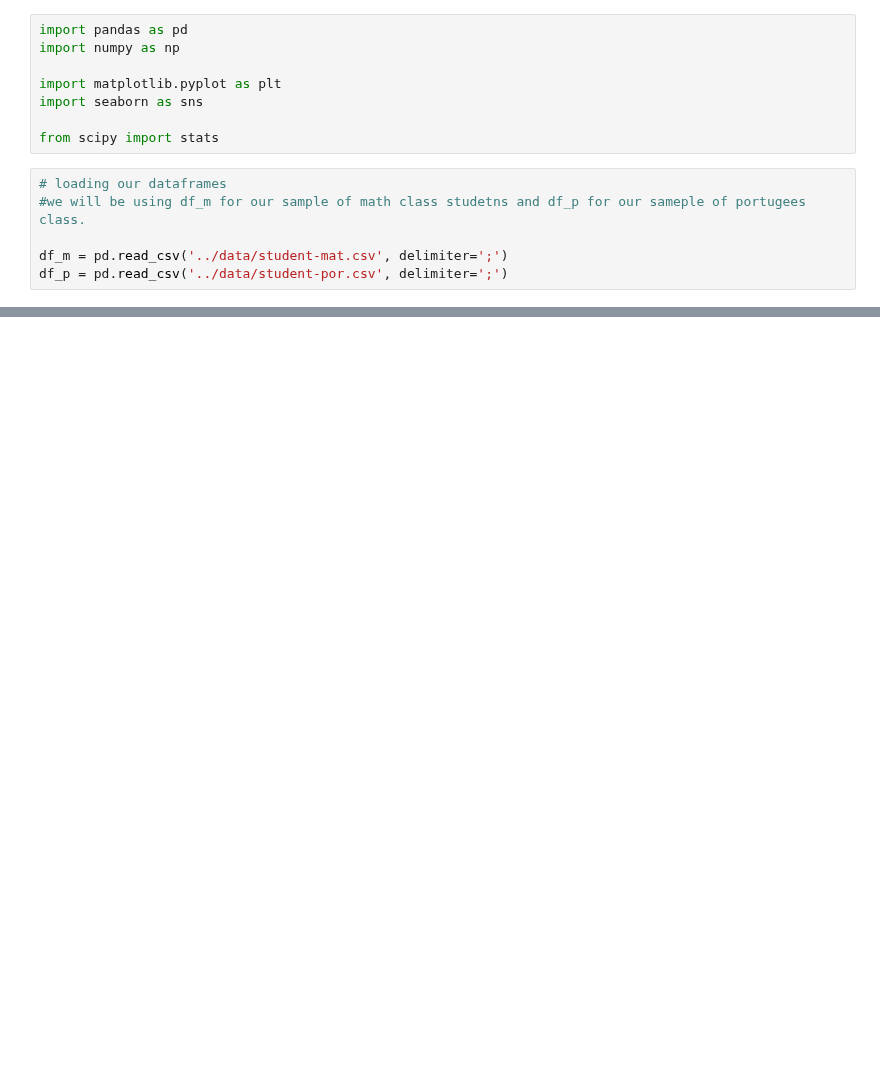
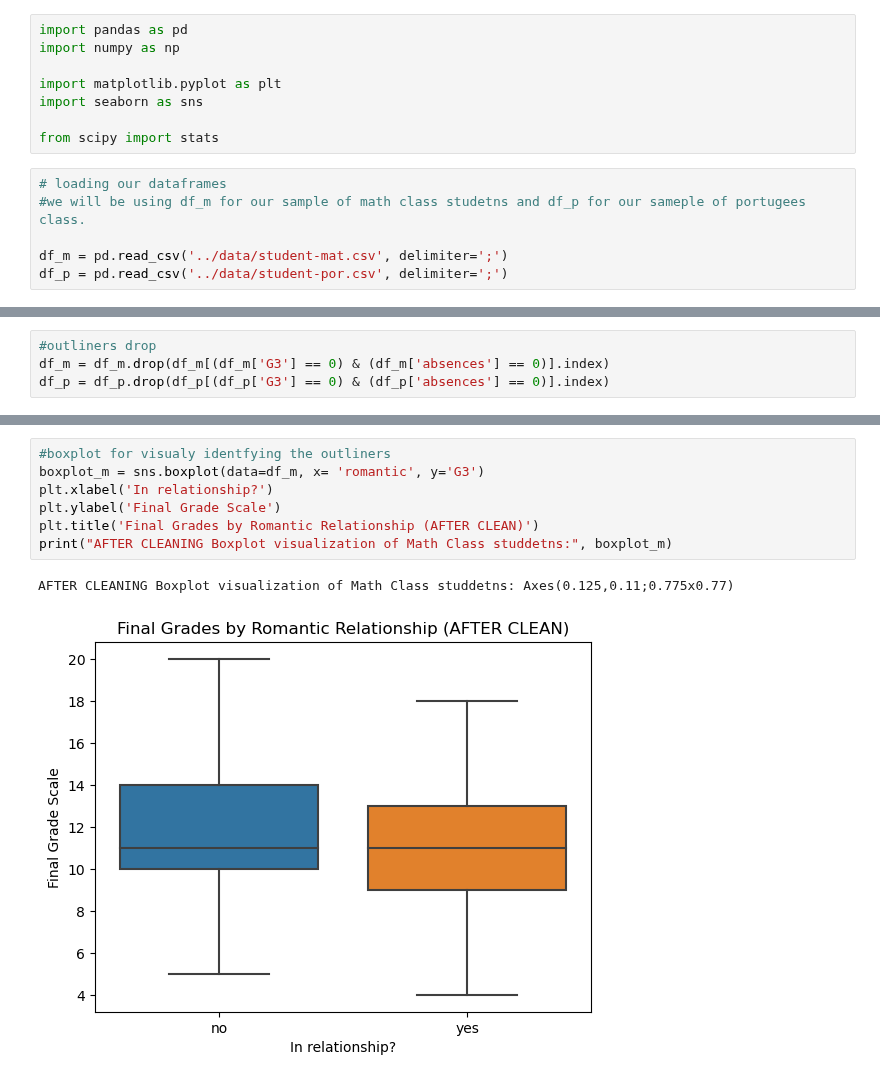
Before and after one commit to cshields164/end-of-phase1-project, a Jupyter notebook: code/02clean.ipynb, the cells around one changed output, grey strips where cells are left out. Drawn from its saved outputs; the diff is of its cells as text; blank space fills up the shorter version.

```diff
--- a/code/02clean.ipynb
+++ b/code/02clean.ipynb
@@ -38,0 +54,4 @@ Length: 649, dtype: int64
+# %%
+#outliners drop
+df_m = df_m.drop(df_m[(df_m['G3'] == 0) & (df_m['absences'] == 0)].index)
+df_p = df_p.drop(df_p[(df_p['G3'] == 0) & (df_p['absences'] == 0)].index)
@@ -38,0 +67,10 @@ Length: 649, dtype: int64
+# %%
+#boxplot for visualy identfying the outliners
+boxplot_m = sns.boxplot(data=df_m, x= 'romantic', y='G3')
+plt.xlabel('In relationship?')
+plt.ylabel('Final Grade Scale')
+plt.title('Final Grades by Romantic Relationship (AFTER CLEAN)')
+print("AFTER CLEANING Boxplot visualization of Math Class studdetns:", boxplot_m)
+# %% [output]
+AFTER CLEANING Boxplot visualization of Math Class studdetns: Axes(0.125,0.11;0.775x0.77)
+[figure, added]
```
Also changed, not shown: parts of 7 cells of this notebook.
